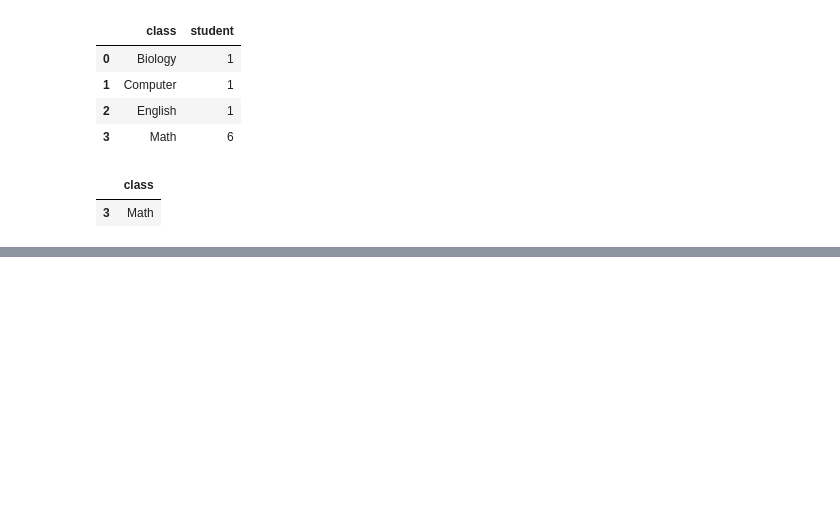
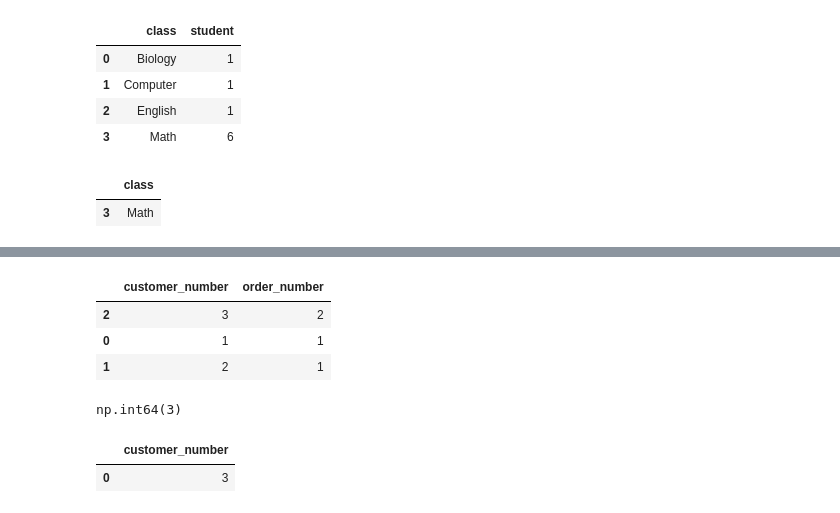
Before and after one commit to ShahriarHA/The-Pandas--Playground, a Jupyter notebook: leetCode3.ipynb, the cells around one changed output, grey strips where cells are left out. Cells and saved outputs as stored; diff of their text form; code cells hidden in the pictures; blank space fills up the shorter version.

```diff
--- a/leetCode3.ipynb
+++ b/leetCode3.ipynb
@@ -377,0 +400,20 @@ pd.DataFrame(re_cou.loc[re_cou.student >= 5,"class"])
+# %%
+sorted_order = re_or.sort_values(by="order_number",ascending=False)
+sorted_order
+# %% [output]
+|  | customer_number | order_number |
+| 2 | 3 | 2 |
+| 0 | 1 | 1 |
+| 1 | 2 | 1 |
+# %%
+sorted_order.iloc[0,0]
+# %% [output]
+np.int64(3)
+# %%
+res = pd.DataFrame({
+    "customer_number": [sorted_order.iloc[0,0]]
+})
+res
+# %% [output]
+|  | customer_number |
+| 0 | 3 |
```
Also changed, not shown: parts of 3 cells of this notebook.
